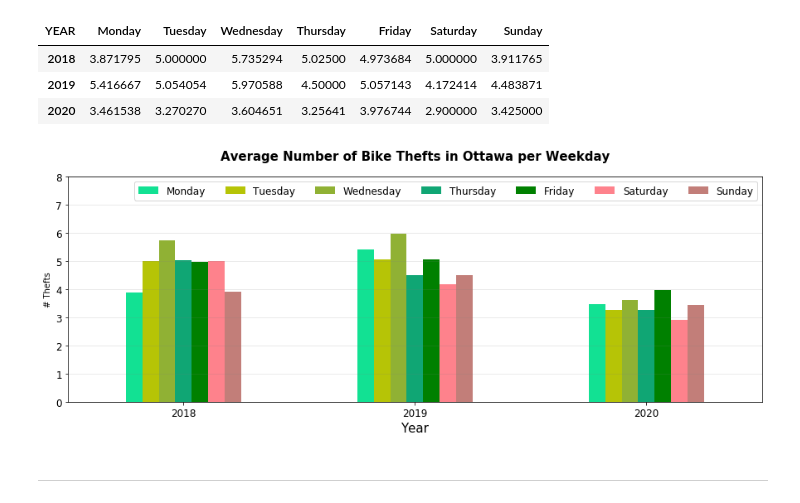
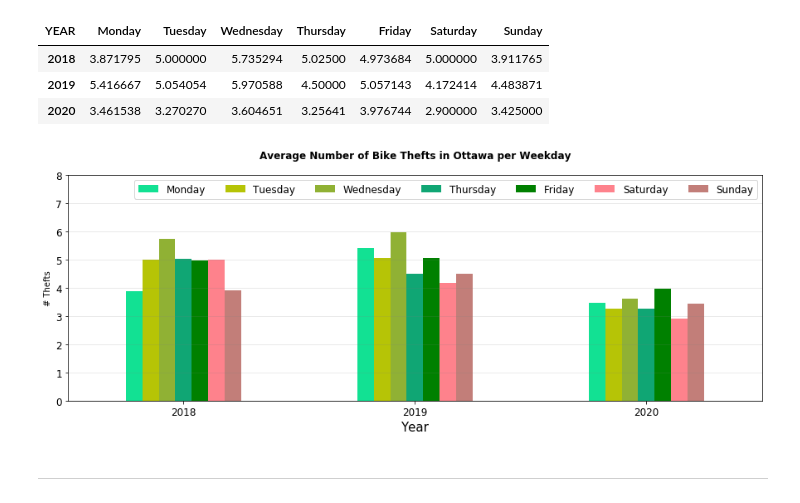
Before and after one commit to itspria/Bike-Theft-Analysis, a Jupyter notebook: code/theft_analysis.ipynb, the cells around one changed output. Cells and saved outputs as stored; diff of their text form; code cells hidden in the pictures.

```diff
--- a/code/theft_analysis.ipynb
+++ b/code/theft_analysis.ipynb
@@ -283,22 +274,22 @@ o_day_combined_av
 # %%
 #ploting data series for Vancouver bike thefts (yearly)
 color = ['#12e193', '#b6c406', '#90b134', '#10a674', '#008000',"#fe828c", "#c27e79"] #https://www.w3schools.com/colors/colors_xkcd.asp
 
 
 multipl = o_day_combined_av.plot(kind = "bar", figsize = (15,5), color=color)
 
-plt.title(f"Average Number of Bike Thefts in Ottawa per Weekday", fontsize = 15, fontweight = 'bold',y=1.05)
+plt.title(f"Average Number of Bike Thefts in Ottawa per Weekday", fontsize = 12, fontweight = 'bold',y=1.05)
 plt.xlabel("Year", fontsize = 15)
 plt.xticks(rotation = 0, fontsize = 12)
 plt.ylabel("# Thefts")
 plt.yticks(fontsize = 12)
 plt.ylim(0,8)
 plt.legend(prop={'size': 12}, ncol = 7)
 plt.grid(b=None, which='major', axis='y', color = "grey", alpha = 0.20)
 plt.savefig("../analysis/ottawa_bike_thefts_av_day.png")
 plt.show()
 # %% [output]
-[figure, old version]
+[figure, new version]
 # %% [markdown]
 ***********
 # %% [markdown]
```
Also changed, not shown: parts of 9 cells of this notebook, 9 other files.
